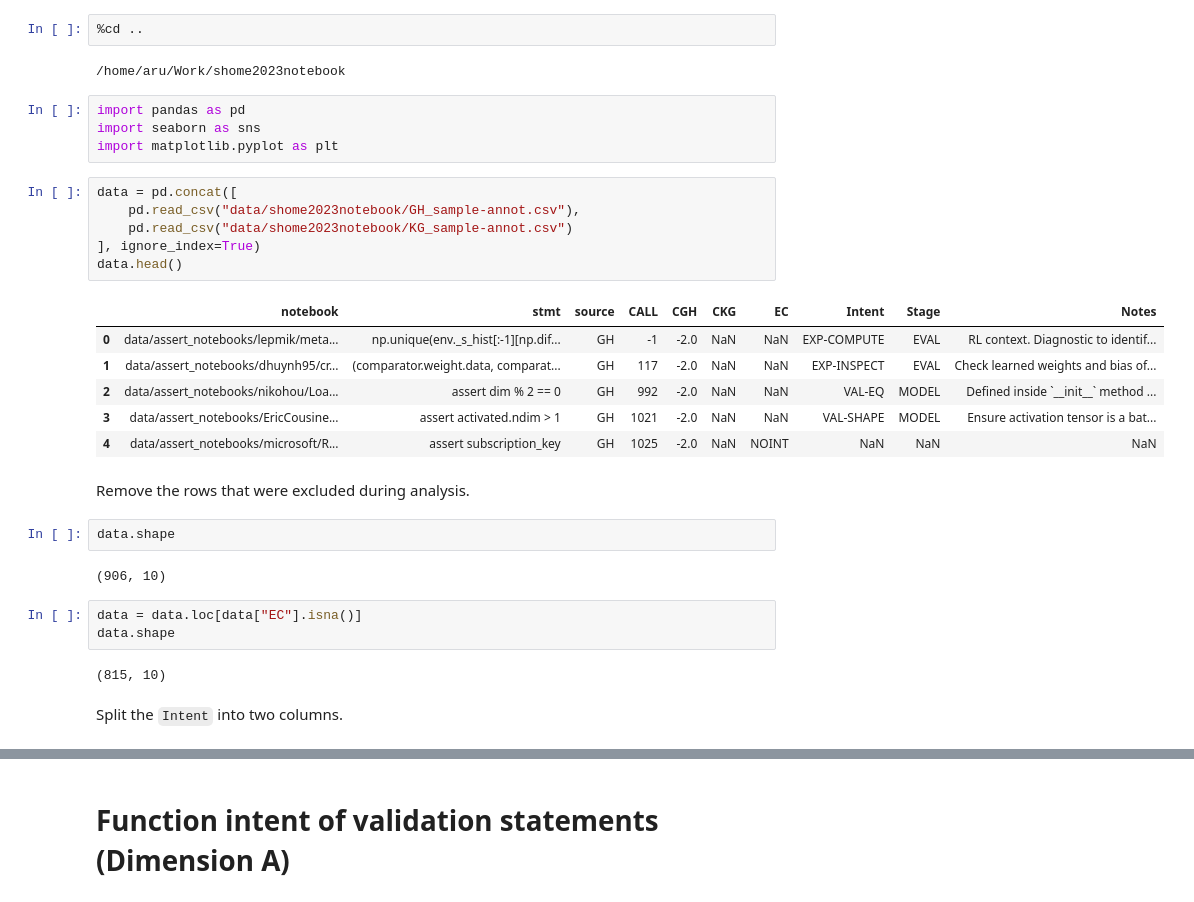
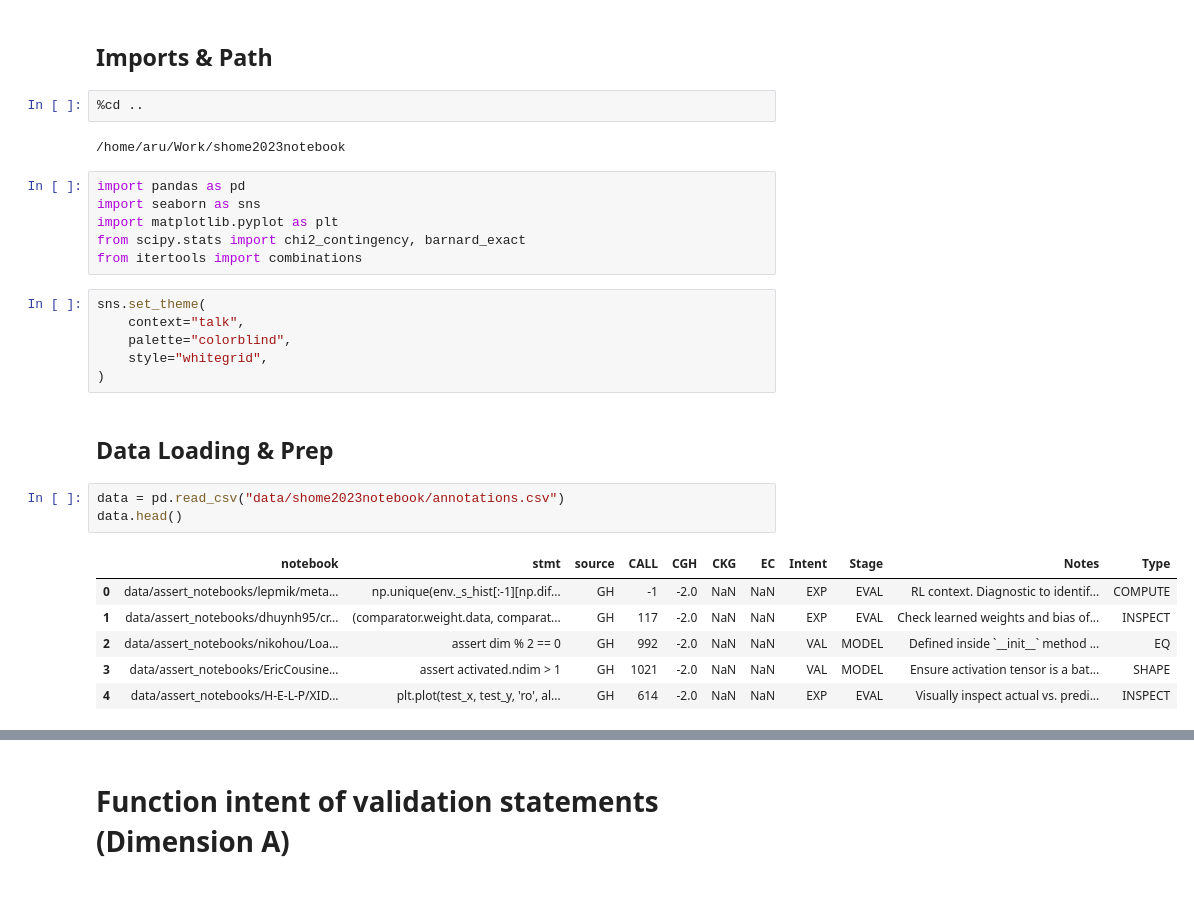
Before and after one commit to arumoy-shome/shome2023notebook, a Jupyter notebook: notebooks/results.ipynb, the cells around one changed output, grey strips where cells are left out. Drawn from its saved outputs; the diff is of its cells as text.

```diff
--- a/notebooks/results.ipynb
+++ b/notebooks/results.ipynb
@@ -1,3 +3,5 @@
+# %% [markdown]
+## Imports & Path
 # %%
 %cd ..
 # %% [output]
@@ -6,29 +10,23 @@
 import pandas as pd
 import seaborn as sns
 import matplotlib.pyplot as plt
+from scipy.stats import chi2_contingency, barnard_exact
+from itertools import combinations
+# %%
+sns.set_theme(
+    context="talk",
+    palette="colorblind",
+    style="whitegrid",
+)
+# %% [markdown]
+## Data Loading & Prep
 # %%
-data = pd.concat([
-    pd.read_csv("data/shome2023notebook/GH_sample-annot.csv"),
-    pd.read_csv("data/shome2023notebook/KG_sample-annot.csv")
-], ignore_index=True)
+data = pd.read_csv("data/shome2023notebook/annotations.csv")
 data.head()
 # %% [output]
-|  | notebook | stmt | source | CALL | CGH | CKG | EC | Intent | Stage | Notes |
-| 0 | data/assert_notebooks/lepmik/meta... | np.unique(env._s_hist[:-1][np.dif... | GH | -1 | -2.0 | NaN | NaN | EXP-COMPUTE | EVAL | RL context. Diagnostic to identif... |
-| 1 | data/assert_notebooks/dhuynh95/cr... | (comparator.weight.data, comparat... | GH | 117 | -2.0 | NaN | NaN | EXP-INSPECT | EVAL | Check learned weights and bias of... |
-| 2 | data/assert_notebooks/nikohou/Loa... | assert dim % 2 == 0 | GH | 992 | -2.0 | NaN | NaN | VAL-EQ | MODEL | Defined inside `__init__` method ... |
-| 3 | data/assert_notebooks/EricCousine... | assert activated.ndim > 1 | GH | 1021 | -2.0 | NaN | NaN | VAL-SHAPE | MODEL | Ensure activation tensor is a bat... |
-| 4 | data/assert_notebooks/microsoft/R... | assert subscription_key | GH | 1025 | -2.0 | NaN | NOINT | NaN | NaN | NaN |
+|  | notebook | stmt | source | CALL | CGH | CKG | EC | Intent | Stage | Notes | Type |
+| 0 | data/assert_notebooks/lepmik/meta... | np.unique(env._s_hist[:-1][np.dif... | GH | -1 | -2.0 | NaN | NaN | EXP | EVAL | RL context. Diagnostic to identif... | COMPUTE |
+| 1 | data/assert_notebooks/dhuynh95/cr... | (comparator.weight.data, comparat... | GH | 117 | -2.0 | NaN | NaN | EXP | EVAL | Check learned weights and bias of... | INSPECT |
+| 2 | data/assert_notebooks/nikohou/Loa... | assert dim % 2 == 0 | GH | 992 | -2.0 | NaN | NaN | VAL | MODEL | Defined inside `__init__` method ... | EQ |
+| 3 | data/assert_notebooks/EricCousine... | assert activated.ndim > 1 | GH | 1021 | -2.0 | NaN | NaN | VAL | MODEL | Ensure activation tensor is a bat... | SHAPE |
+| 4 | data/assert_notebooks/H-E-L-P/XID... | plt.plot(test_x, test_y, 'ro', al... | GH | 614 | -2.0 | NaN | NaN | EXP | EVAL | Visually inspect actual vs. predi... | INSPECT |
-# %% [markdown]
-Remove the rows that were excluded during analysis.
-# %%
-data.shape
-# %% [output]
-(906, 10)
-# %%
-data = data.loc[data["EC"].isna()]
-data.shape
-# %% [output]
-(815, 10)
-# %% [markdown]
-Split the `Intent` into two columns.
```
Also changed, not shown: parts of 24 cells of this notebook, 2 other files.
